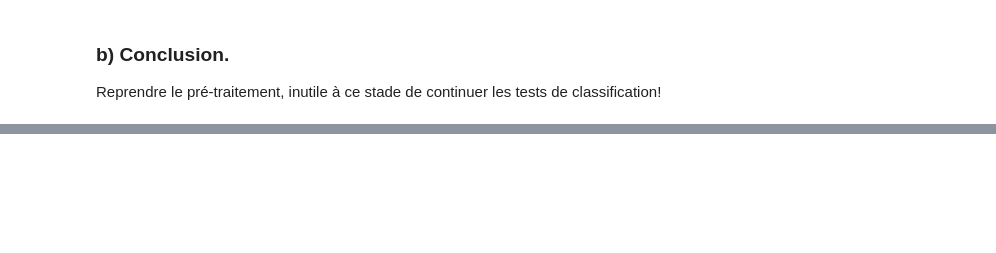
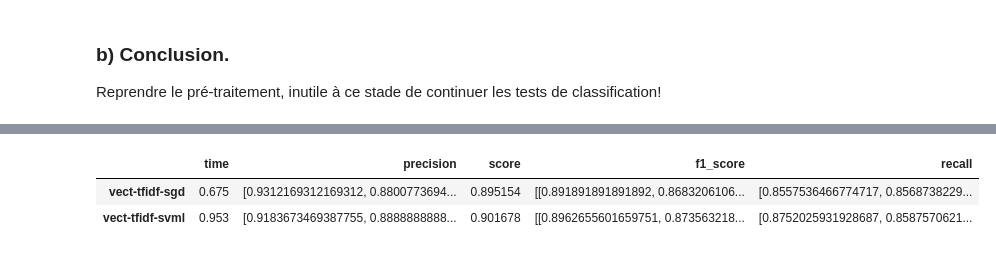
Before and after one commit to jpphi/brief8-roue_emotion, a Jupyter notebook: brief8_rendu_fich1.ipynb, the cells around one changed output, grey strips where cells are left out. Cells and saved outputs as stored; diff of their text form; code cells hidden in the pictures; blank space fills up the shorter version.

```diff
--- a/brief8_rendu_fich1.ipynb
+++ b/brief8_rendu_fich1.ipynb
@@ -812,0 +826,2 @@ Name: support, dtype: float64
+# %%
+res23 = run_pipes([pipe2,pipe3], splits=1)
@@ -812,0 +848,6 @@ Name: support, dtype: float64
+# %%
+print_table(res23)
+# %% [output]
+|  | time | precision | score | f1_score | recall |
+| vect-tfidf-sgd | 0.675 | [0.9312169312169312, 0.8800773694... | 0.895154 | [[0.891891891891892, 0.8683206106... | [0.8557536466774717, 0.8568738229... |
+| vect-tfidf-svml | 0.953 | [0.9183673469387755, 0.8888888888... | 0.901678 | [[0.8962655601659751, 0.873563218... | [0.8752025931928687, 0.8587570621... |
```
Also changed, not shown: parts of 17 cells of this notebook.
